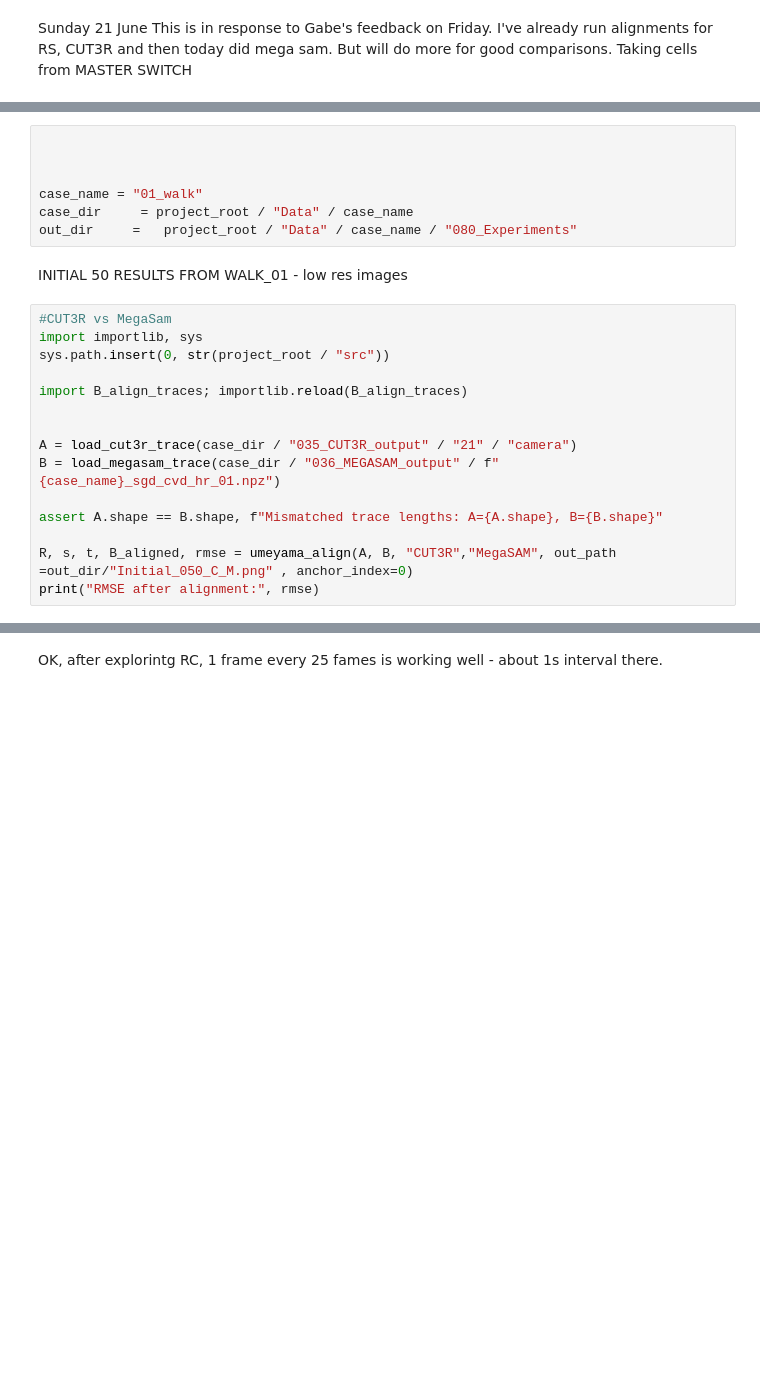
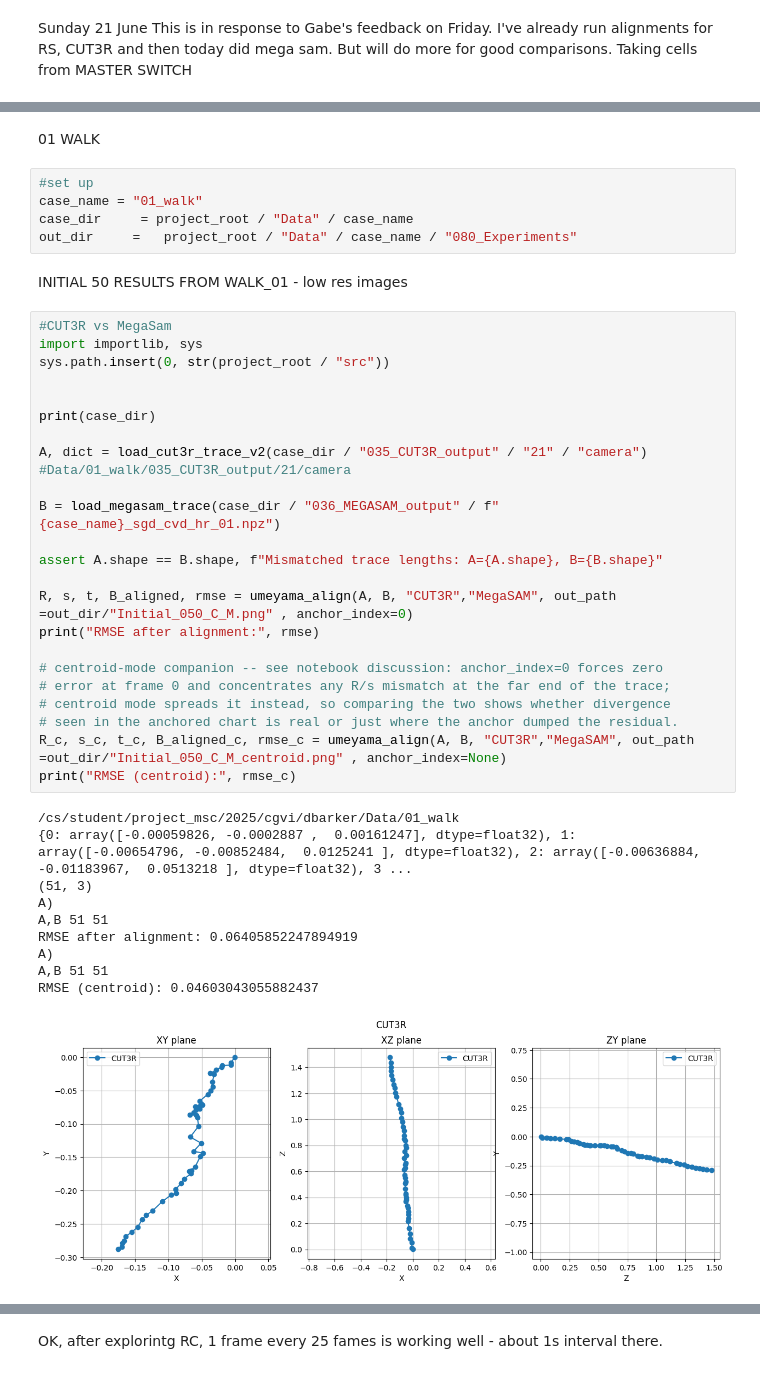
Before and after one commit to SenorBarker/Project, a Jupyter notebook: Experiments/AA_CAM_POSE_COMPARE_01.ipynb, the cells around one changed output, grey strips where cells are left out. Drawn from its saved outputs; the diff is of its cells as text; blank space fills up the shorter version.

```diff
--- a/Experiments/AA_CAM_POSE_COMPARE_01.ipynb
+++ b/Experiments/AA_CAM_POSE_COMPARE_01.ipynb
@@ -16,7 +46,7 @@ from B_align_traces import load_cut3r_trace, load_megasam_trace, umeyama_align
+# %% [markdown]
+01 WALK
 # %%
-
-
-
+#set up
 case_name = "01_walk"
 case_dir     = project_root / "Data" / case_name
 out_dir     =   project_root / "Data" / case_name / "080_Experiments"
@@ -25,15 +55,35 @@ INITIAL 50 RESULTS FROM WALK_01 - low res images
 # %%
 #CUT3R vs MegaSam
 import importlib, sys
 sys.path.insert(0, str(project_root / "src"))
 
-import B_align_traces; importlib.reload(B_align_traces)
 
+print(case_dir)
 
-A = load_cut3r_trace(case_dir / "035_CUT3R_output" / "21" / "camera")
+A, dict = load_cut3r_trace_v2(case_dir / "035_CUT3R_output" / "21" / "camera")
+#Data/01_walk/035_CUT3R_output/21/camera
+
 B = load_megasam_trace(case_dir / "036_MEGASAM_output" / f"{case_name}_sgd_cvd_hr_01.npz")
 
 assert A.shape == B.shape, f"Mismatched trace lengths: A={A.shape}, B={B.shape}"
 
 R, s, t, B_aligned, rmse = umeyama_align(A, B, "CUT3R","MegaSAM", out_path =out_dir/"Initial_050_C_M.png" , anchor_index=0)
 print("RMSE after alignment:", rmse)
+
+# centroid-mode companion -- see notebook discussion: anchor_index=0 forces zero
+# error at frame 0 and concentrates any R/s mismatch at the far end of the trace;
+# centroid mode spreads it instead, so comparing the two shows whether divergence
+# seen in the anchored chart is real or just where the anchor dumped the residual.
+R_c, s_c, t_c, B_aligned_c, rmse_c = umeyama_align(A, B, "CUT3R","MegaSAM", out_path =out_dir/"Initial_050_C_M_centroid.png" , anchor_index=None)
+print("RMSE (centroid):", rmse_c)
+# %% [output]
+/cs/student/project_msc/2025/cgvi/dbarker/Data/01_walk
+{0: array([-0.00059826, -0.0002887 ,  0.00161247], dtype=float32), 1: array([-0.00654796, -0.00852484,  0.0125241 ], dtype=float32), 2: array([-0.00636884, -0.01183967,  0.0513218 ], dtype=float32), 3 ...
+(51, 3)
+A)
+A,B 51 51
+RMSE after alignment: 0.06405852247894919
+A)
+A,B 51 51
+RMSE (centroid): 0.04603043055882437
+[figure, added]
```
Also changed, not shown: parts of 22 cells of this notebook, 25 other files.
